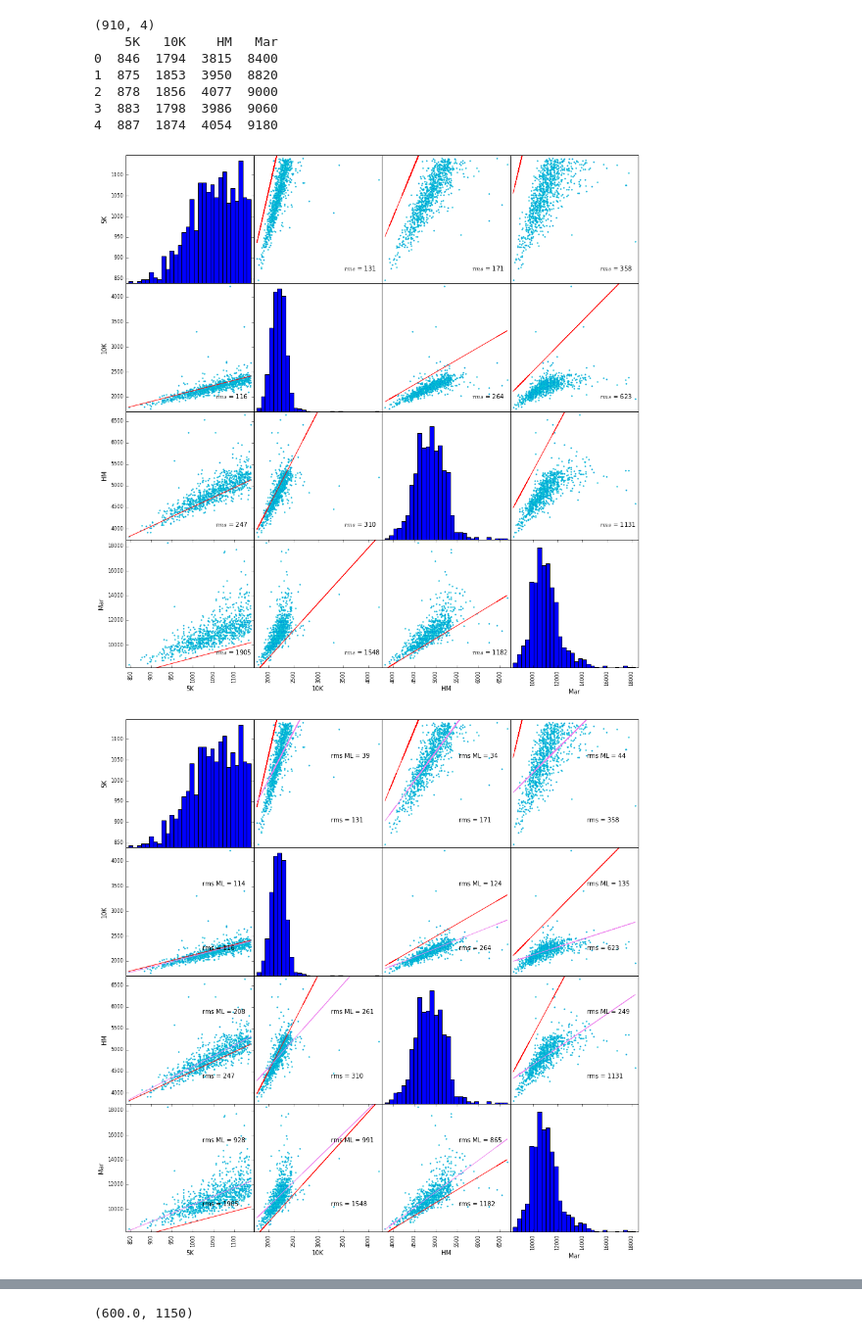
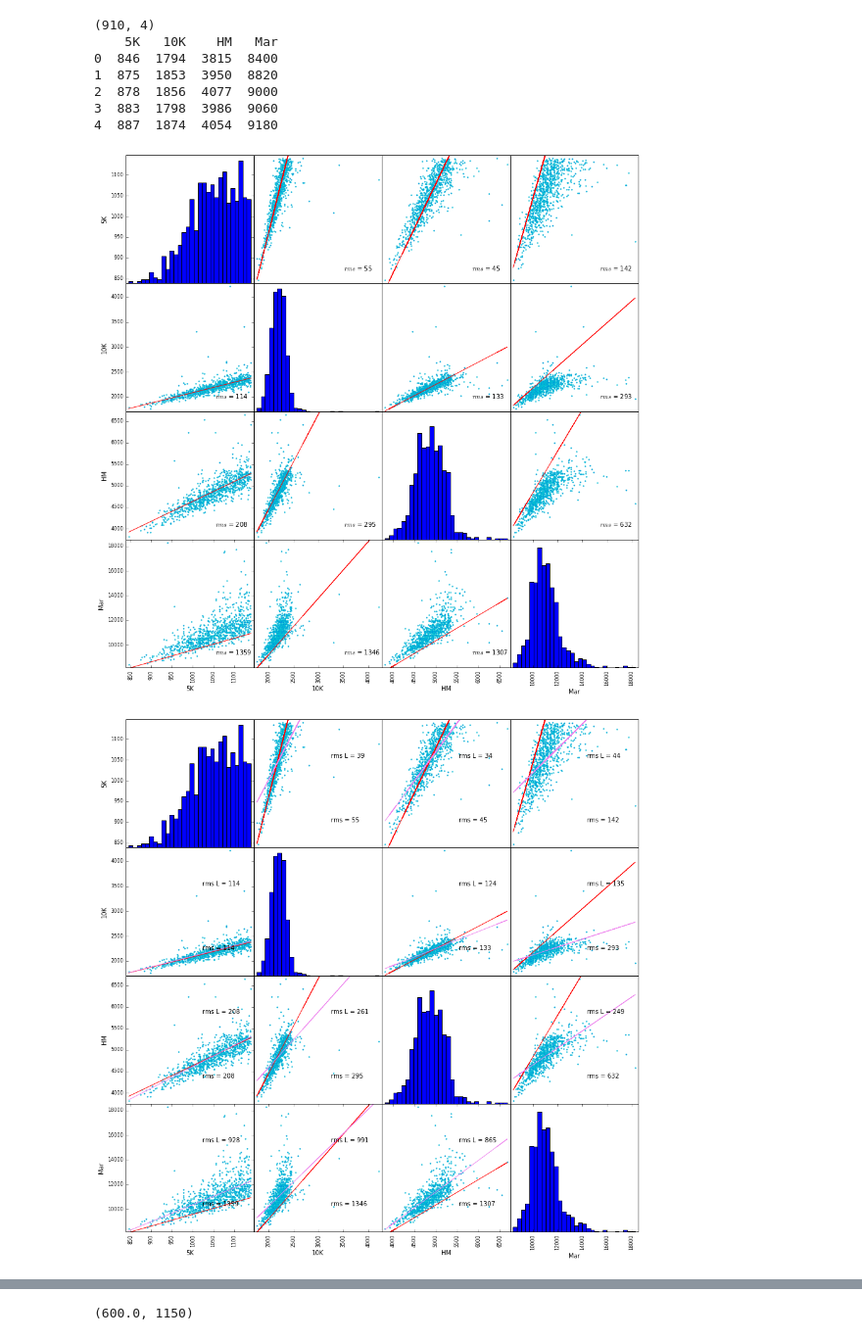
Before and after one commit to CBermingham/Race_Time_Predictor, a Jupyter notebook: Running_times_predictor.ipynb, the cells around one changed output, grey strips where cells are left out. Shown at 98% size. Drawn from its saved outputs; the diff is of its cells as text; code cells hidden in the pictures.

```diff
--- a/Running_times_predictor.ipynb
+++ b/Running_times_predictor.ipynb
@@ -17,8 +17,12 @@ import matplotlib.pyplot as plt
 # This function is the Riegel formula for predicting race time T2 over distance D2
 # from a previous time T1 over a distance D1
 def Riegel(T1_sec, D1, D2):
-    T2_sec = (T1_sec) * (float(D2)/float(D1))*1.06
+    T2_sec = (T1_sec) * (float(D2)/float(D1))**1.06
     return T2_sec
+
+print 25*60
+print Riegel(25*60, 5, 10)
+print Riegel(3180, 10, 5)
 
 # convert times in the format min:sec or min:sec:millisec (e.g. 14:32 or 14:32:00) to seconds
 def time_to_secs(time):
@@ -111,7 +119,7 @@ for i in range(0, 4):
 #            axes[j,i].annotate("$R^2$ = " + r_squared[i][j], xy=(0.7, 0.1), xycoords="axes fraction")
             axes[j,i].annotate("$rms$ = " + rms[i][j], xy=(0.7, 0.1), xycoords="axes fraction")
 # %% [output]
-[figure, old version]
+[figure, new version]
 # %%
 ##### Machine learning using one feature
 
@@ -136,20 +144,20 @@ for i in range(0, len(distances)):
 # %%
 # Plot the data as before
 axes = pd.scatter_matrix(df_data_M_full, figsize=(15, 15),
                       hist_kwds={'bins': 30}, s=10, alpha=.8, color = 'darkturquoise')
 
 # Plot the Reigel predictions and rms as before and add the machine learning predicitons and rms errors.
 for i in range(0, 4):
     for j in range(0, 4):
         if i != j:
             axes[j, i].plot(data_M_full[i], prediction[i][j], color = 'r')
             axes[j, i].plot(data_M_full[i], ML_prediction[i][j], color = 'violet')
 #            axes[j,i].annotate("$R^2$ = " + r_squared[i][j], xy=(0.7, 0.1), xycoords="axes fraction")
 #            axes[j,i].annotate("$R^2$ = " + r_squared_ML[i][j], xy=(0.7, 0.7), xycoords="axes fraction")
             axes[j,i].annotate("rms = " + rms[i][j], xy=(0.6, 0.2), xycoords="axes fraction")
-            axes[j,i].annotate("rms ML = " + rms_ML[i][j], xy=(0.6, 0.7), xycoords="axes fraction")
+            axes[j,i].annotate("rms L = " + rms_ML[i][j], xy=(0.6, 0.7), xycoords="axes fraction")
 # %% [output]
-[figure, old version]
+[figure, new version]
 # %%
 ##### Machine learning using one feature
 
```
Also changed, not shown: parts of 2 cells of this notebook.
